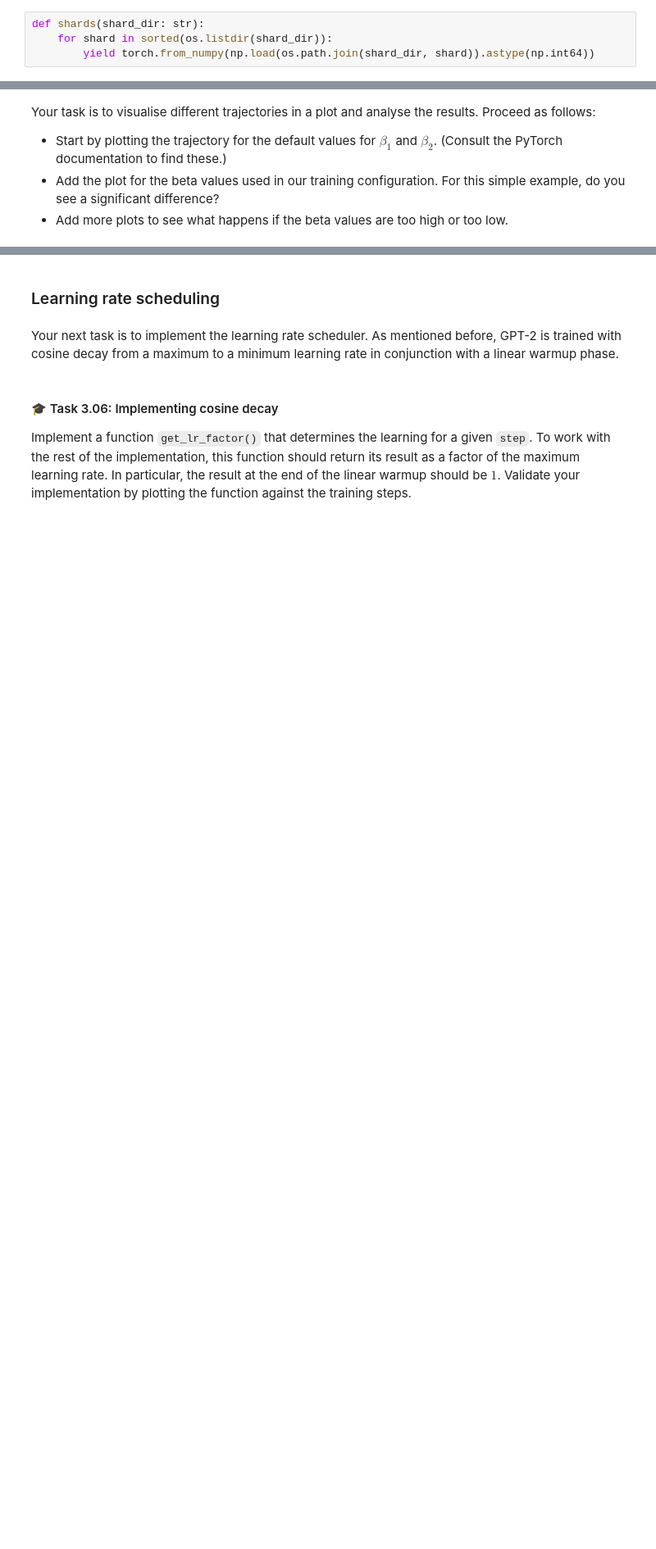
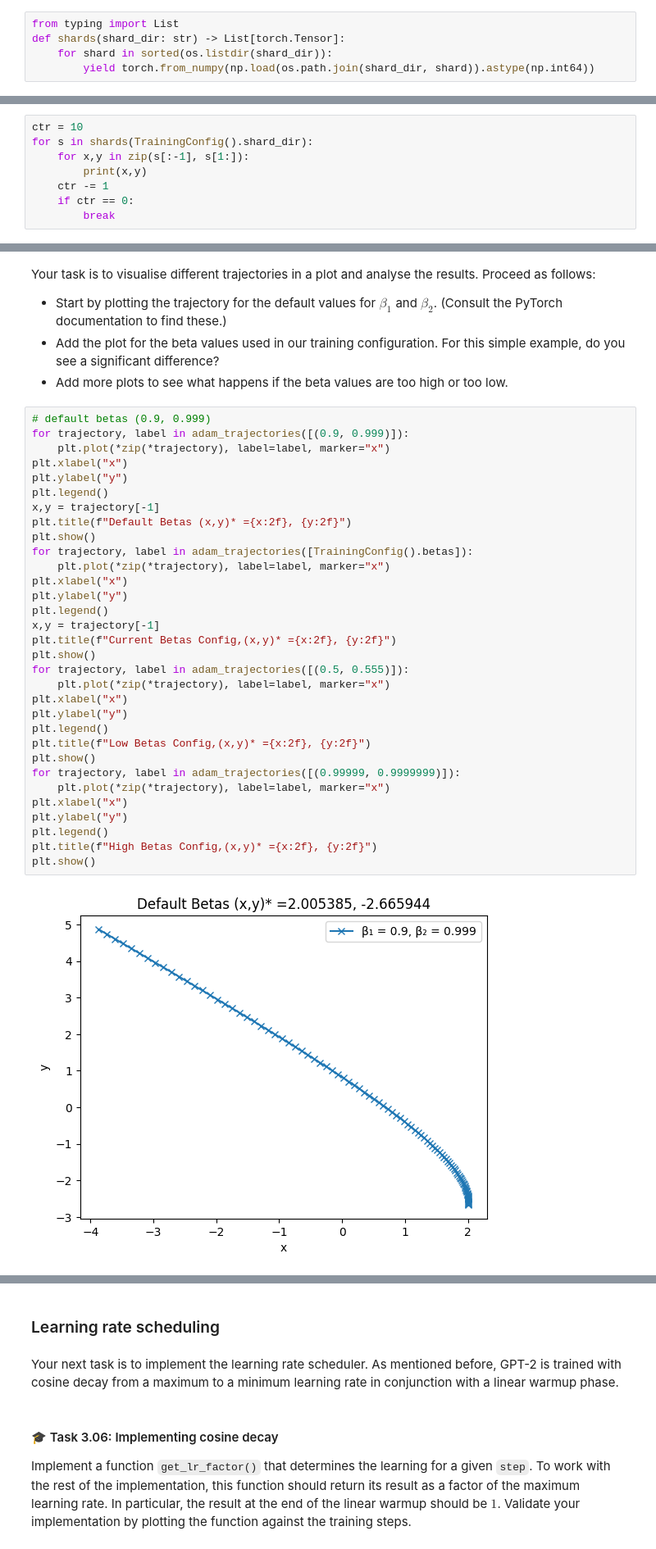
Before and after one commit to reinthal/ete387, a Jupyter notebook: labs/lab3/nlp-lab3.ipynb, the cells around one changed output, grey strips where cells are left out. Shown at 82% size. Saved outputs shown, nothing was run; the diff lists cells and outputs as text; blank space fills up the shorter version.

```diff
--- a/labs/lab3/nlp-lab3.ipynb
+++ b/labs/lab3/nlp-lab3.ipynb
@@ -98,7 +179,8 @@ Why is this necessary? One of the challenges in training large language models i
 # %% [markdown]
 As mentioned before, GPT-2 was pretrained on a 300B non-public dataset collected by OpenAI. Our pretraining data comes from the public [FineWeb-Edu](https://huggingface.co/datasets/HuggingFaceFW/fineweb-edu) dataset. The full dataset contains 1.3&nbsp;trillion tokens, but here, we will only work with a small sample. We have preprocessed the data by tokenising it with the GPT-2 tokeniser and storing the token indices in equal-sized NumPy arrays, which we call **shards**. The function below loads these shards from a given directory and yields them as PyTorch tensors.
 # %%
-def shards(shard_dir: str):
+from typing import List
+def shards(shard_dir: str) -> List[torch.Tensor]:
     for shard in sorted(os.listdir(shard_dir)):
         yield torch.from_numpy(np.load(os.path.join(shard_dir, shard)).astype(np.int64))
 # %% [markdown]
@@ -107,0 +198,8 @@ sum(s.numel() for s in shards(TrainingConfig().shard_dir))
+# %%
+ctr = 10
+for s in shards(TrainingConfig().shard_dir):
+    for x,y in zip(s[:-1], s[1:]):
+        print(x,y)
+    ctr -= 1
+    if ctr == 0:
+        break
@@ -187,3 +304,37 @@ def adam_trajectories(betas):
 * Start by plotting the trajectory for the default values for $\beta_1$ and $\beta_2$. (Consult the PyTorch documentation to find these.)
 * Add the plot for the beta values used in our training configuration. For this simple example, do you see a significant difference?
 * Add more plots to see what happens if the beta values are too high or too low.
+# %%
+# default betas (0.9, 0.999)
+for trajectory, label in adam_trajectories([(0.9, 0.999)]):
+    plt.plot(*zip(*trajectory), label=label, marker="x")
+plt.xlabel("x")
+plt.ylabel("y")
+plt.legend()
+x,y = trajectory[-1]
+plt.title(f"Default Betas (x,y)* ={x:2f}, {y:2f}")
+plt.show()
+for trajectory, label in adam_trajectories([TrainingConfig().betas]):
+    plt.plot(*zip(*trajectory), label=label, marker="x")
+plt.xlabel("x")
+plt.ylabel("y")
+plt.legend()
+x,y = trajectory[-1]
+plt.title(f"Current Betas Config,(x,y)* ={x:2f}, {y:2f}")
+plt.show()
+for trajectory, label in adam_trajectories([(0.5, 0.555)]):
+    plt.plot(*zip(*trajectory), label=label, marker="x")
+plt.xlabel("x")
+plt.ylabel("y")
+plt.legend()
+plt.title(f"Low Betas Config,(x,y)* ={x:2f}, {y:2f}")
+plt.show()
+for trajectory, label in adam_trajectories([(0.99999, 0.9999999)]):
+    plt.plot(*zip(*trajectory), label=label, marker="x")
+plt.xlabel("x")
+plt.ylabel("y")
+plt.legend()
+plt.title(f"High Betas Config,(x,y)* ={x:2f}, {y:2f}")
+plt.show()
+# %% [output]
+[figure, added]
```
Also changed, not shown: parts of 17 cells of this notebook, 3 other files.
